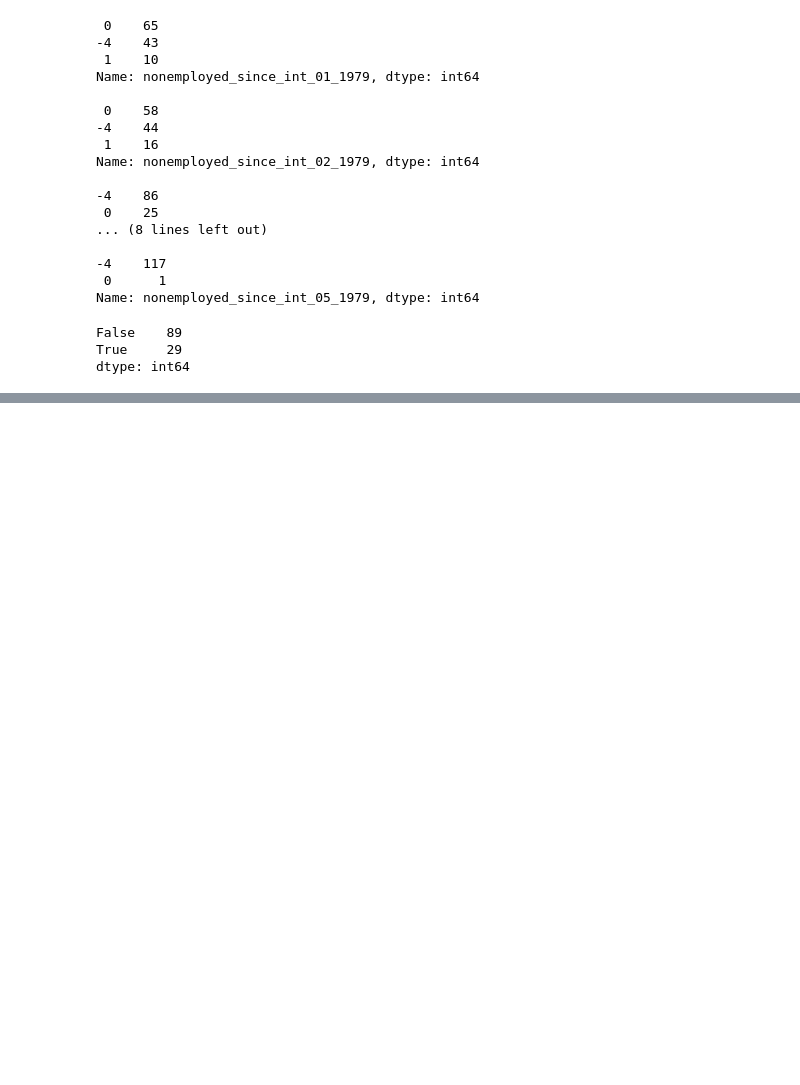
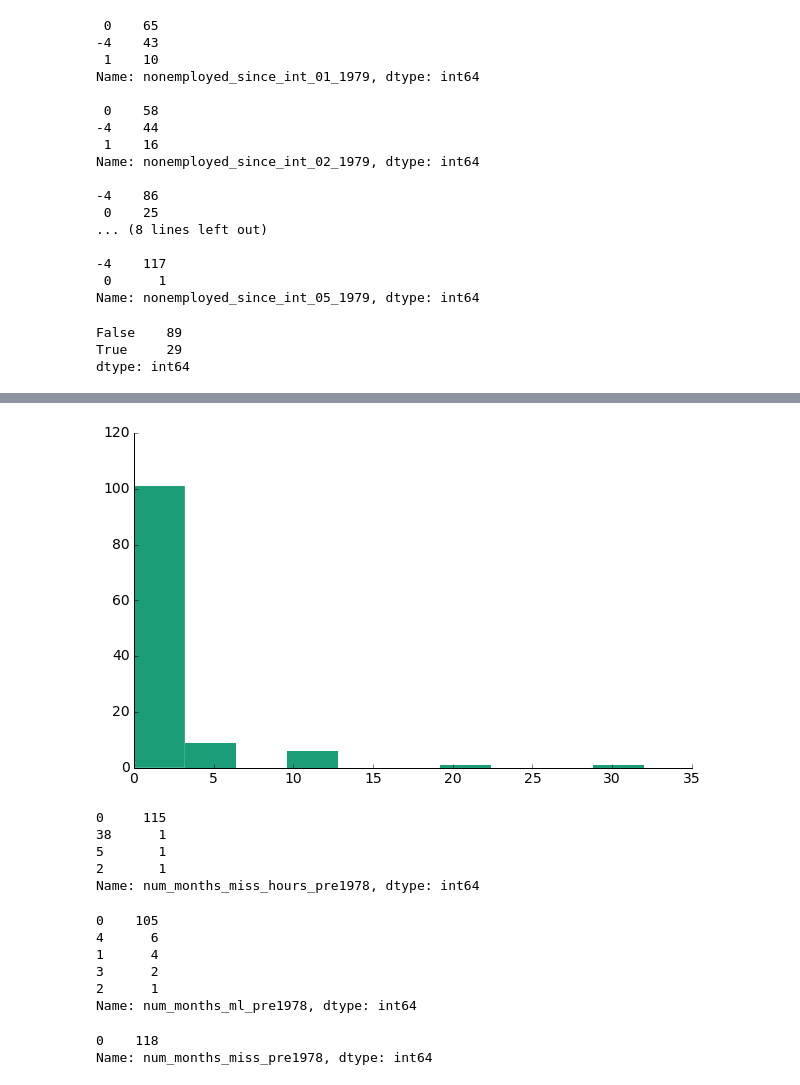
Before and after one commit to jolynn/Optout, a Jupyter notebook: 2seq_construction_pre1978.ipynb, the cells around one changed output, grey strips where cells are left out. Drawn from its saved outputs; the diff is of its cells as text; code cells hidden in the pictures; blank space fills up the shorter version.

```diff
--- a/2seq_construction_pre1978.ipynb
+++ b/2seq_construction_pre1978.ipynb
@@ -537,0 +1026,27 @@ dtype: int64
+# %%
+plt.hist(count_df.num_months_pt_pre1978)
+remove_border()
+# %% [output]
+[figure, added]
+# %%
+count_df.num_months_miss_hours_pre1978.value_counts()
+# %% [output]
+0     115
+38      1
+5       1
+2       1
+Name: num_months_miss_hours_pre1978, dtype: int64
+# %%
+count_df.num_months_ml_pre1978.value_counts()
+# %% [output]
+0    105
+4      6
+1      4
+3      2
+2      1
+Name: num_months_ml_pre1978, dtype: int64
+# %%
+count_df.num_months_miss_pre1978.value_counts()
+# %% [output]
+0    118
+Name: num_months_miss_pre1978, dtype: int64
```
Also changed, not shown: parts of 36 cells of this notebook.
